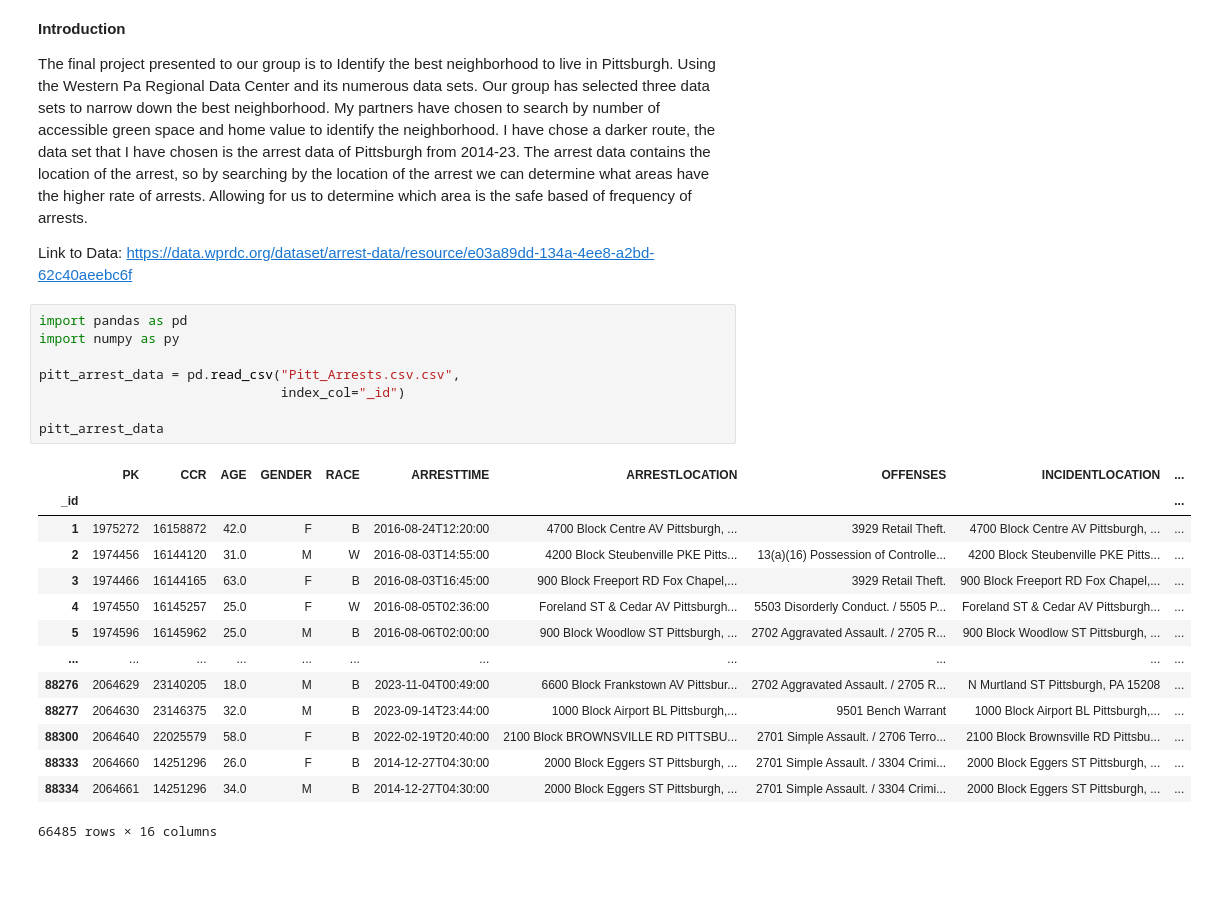
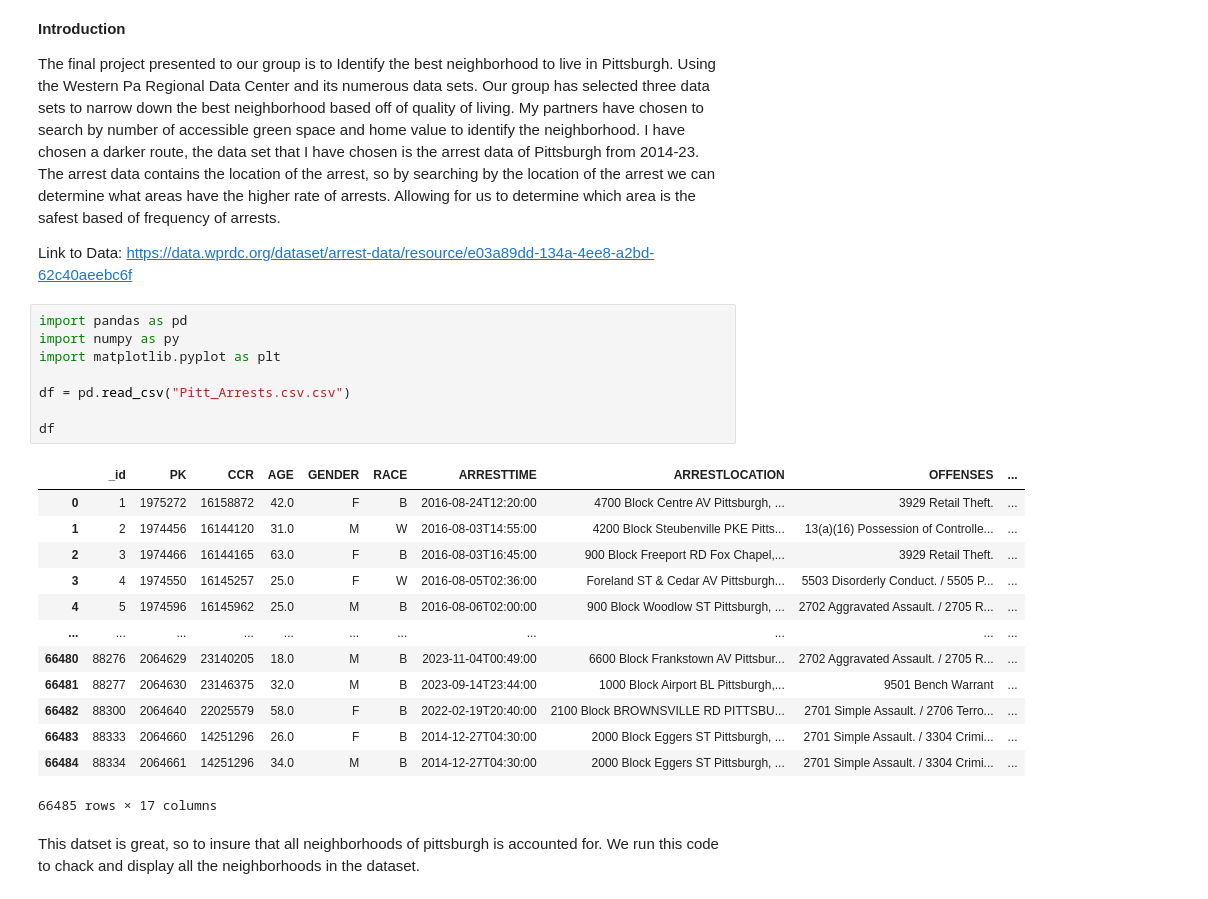
Before and after one commit to nschaab2005/CMPINF-0010-Final-Project, a Jupyter notebook: Final_KurtGrenzberg.ipynb, the cells around one changed output. Saved outputs shown, nothing was run; the diff lists cells and outputs as text; blank space fills up the shorter version.

```diff
--- a/Final_KurtGrenzberg.ipynb
+++ b/Final_KurtGrenzberg.ipynb
@@ -1,29 +1,31 @@
 # %% [markdown]
 ******Introduction******
 
-The final project presented to our group is to Identify the best neighborhood to live in Pittsburgh. Using the Western Pa Regional Data Center and its numerous data sets. Our group has selected three data sets to narrow down the best neighborhood. My partners have chosen to search by number of accessible green space and home value to identify the neighborhood. I have chose a darker route, the data set that I have chosen is the arrest data of Pittsburgh from 2014-23. The arrest data contains the location of the arrest, so by searching by the location of the arrest we can determine what areas have the higher rate of arrests. Allowing for us to determine which area is the safe based of frequency of arrests.
+The final project presented to our group is to Identify the best neighborhood to live in Pittsburgh. Using the Western Pa Regional Data Center and its numerous data sets. Our group has selected three data sets to narrow down the best neighborhood based off of quality of living. My partners have chosen to search by number of accessible green space and home value to identify the neighborhood. I have chosen a darker route, the data set that I have chosen is the arrest data of Pittsburgh from 2014-23. The arrest data contains the location of the arrest, so by searching by the location of the arrest we can determine what areas have the higher rate of arrests. Allowing for us to determine which area is the safest based of frequency of arrests.
 
 Link to Data: https://data.wprdc.org/dataset/arrest-data/resource/e03a89dd-134a-4ee8-a2bd-62c40aeebc6f
 # %%
 import pandas as pd
 import numpy as py
+import matplotlib.pyplot as plt
 
-pitt_arrest_data = pd.read_csv("Pitt_Arrests.csv.csv",
-                               index_col="_id")
+df = pd.read_csv("Pitt_Arrests.csv.csv")
 
-pitt_arrest_data
+df
 # %% [output]
-|  | PK | CCR | AGE | GENDER | RACE | ARRESTTIME | ARRESTLOCATION | OFFENSES | INCIDENTLOCATION | ... |
-| _id |  |  |  |  |  |  |  |  |  | ... |
-| 1 | 1975272 | 16158872 | 42.0 | F | B | 2016-08-24T12:20:00 | 4700 Block Centre AV Pittsburgh, ... | 3929 Retail Theft. | 4700 Block Centre AV Pittsburgh, ... | ... |
-| 2 | 1974456 | 16144120 | 31.0 | M | W | 2016-08-03T14:55:00 | 4200 Block Steubenville PKE Pitts... | 13(a)(16) Possession of Controlle... | 4200 Block Steubenville PKE Pitts... | ... |
-| 3 | 1974466 | 16144165 | 63.0 | F | B | 2016-08-03T16:45:00 | 900 Block Freeport RD Fox Chapel,... | 3929 Retail Theft. | 900 Block Freeport RD Fox Chapel,... | ... |
-| 4 | 1974550 | 16145257 | 25.0 | F | W | 2016-08-05T02:36:00 | Foreland ST & Cedar AV Pittsburgh... | 5503 Disorderly Conduct. / 5505 P... | Foreland ST & Cedar AV Pittsburgh... | ... |
-| 5 | 1974596 | 16145962 | 25.0 | M | B | 2016-08-06T02:00:00 | 900 Block Woodlow ST Pittsburgh, ... | 2702 Aggravated Assault. / 2705 R... | 900 Block Woodlow ST Pittsburgh, ... | ... |
+|  | _id | PK | CCR | AGE | GENDER | RACE | ARRESTTIME | ARRESTLOCATION | OFFENSES | ... |
+| 0 | 1 | 1975272 | 16158872 | 42.0 | F | B | 2016-08-24T12:20:00 | 4700 Block Centre AV Pittsburgh, ... | 3929 Retail Theft. | ... |
+| 1 | 2 | 1974456 | 16144120 | 31.0 | M | W | 2016-08-03T14:55:00 | 4200 Block Steubenville PKE Pitts... | 13(a)(16) Possession of Controlle... | ... |
+| 2 | 3 | 1974466 | 16144165 | 63.0 | F | B | 2016-08-03T16:45:00 | 900 Block Freeport RD Fox Chapel,... | 3929 Retail Theft. | ... |
+| 3 | 4 | 1974550 | 16145257 | 25.0 | F | W | 2016-08-05T02:36:00 | Foreland ST & Cedar AV Pittsburgh... | 5503 Disorderly Conduct. / 5505 P... | ... |
+| 4 | 5 | 1974596 | 16145962 | 25.0 | M | B | 2016-08-06T02:00:00 | 900 Block Woodlow ST Pittsburgh, ... | 2702 Aggravated Assault. / 2705 R... | ... |
 | ... | ... | ... | ... | ... | ... | ... | ... | ... | ... | ... |
-| 88276 | 2064629 | 23140205 | 18.0 | M | B | 2023-11-04T00:49:00 | 6600 Block Frankstown AV Pittsbur... | 2702 Aggravated Assault. / 2705 R... | N Murtland ST Pittsburgh, PA 15208 | ... |
-| 88277 | 2064630 | 23146375 | 32.0 | M | B | 2023-09-14T23:44:00 | 1000 Block Airport BL Pittsburgh,... | 9501 Bench Warrant | 1000 Block Airport BL Pittsburgh,... | ... |
-| 88300 | 2064640 | 22025579 | 58.0 | F | B | 2022-02-19T20:40:00 | 2100 Block BROWNSVILLE RD PITTSBU... | 2701 Simple Assault. / 2706 Terro... | 2100 Block Brownsville RD Pittsbu... | ... |
-| 88333 | 2064660 | 14251296 | 26.0 | F | B | 2014-12-27T04:30:00 | 2000 Block Eggers ST Pittsburgh, ... | 2701 Simple Assault. / 3304 Crimi... | 2000 Block Eggers ST Pittsburgh, ... | ... |
-| 88334 | 2064661 | 14251296 | 34.0 | M | B | 2014-12-27T04:30:00 | 2000 Block Eggers ST Pittsburgh, ... | 2701 Simple Assault. / 3304 Crimi... | 2000 Block Eggers ST Pittsburgh, ... | ... |
+| 66480 | 88276 | 2064629 | 23140205 | 18.0 | M | B | 2023-11-04T00:49:00 | 6600 Block Frankstown AV Pittsbur... | 2702 Aggravated Assault. / 2705 R... | ... |
+| 66481 | 88277 | 2064630 | 23146375 | 32.0 | M | B | 2023-09-14T23:44:00 | 1000 Block Airport BL Pittsburgh,... | 9501 Bench Warrant | ... |
+| 66482 | 88300 | 2064640 | 22025579 | 58.0 | F | B | 2022-02-19T20:40:00 | 2100 Block BROWNSVILLE RD PITTSBU... | 2701 Simple Assault. / 2706 Terro... | ... |
+| 66483 | 88333 | 2064660 | 14251296 | 26.0 | F | B | 2014-12-27T04:30:00 | 2000 Block Eggers ST Pittsburgh, ... | 2701 Simple Assault. / 3304 Crimi... | ... |
+| 66484 | 88334 | 2064661 | 14251296 | 34.0 | M | B | 2014-12-27T04:30:00 | 2000 Block Eggers ST Pittsburgh, ... | 2701 Simple Assault. / 3304 Crimi... | ... |
-66485 rows × 16 columns
+66485 rows × 17 columns
+# %% [markdown]
+This datset is great, so to insure that all neighborhoods of pittsburgh is accounted for.
+We run this code to chack and display all the neighborhoods in the dataset.
```
Also changed, not shown: parts of 9 cells of this notebook.
